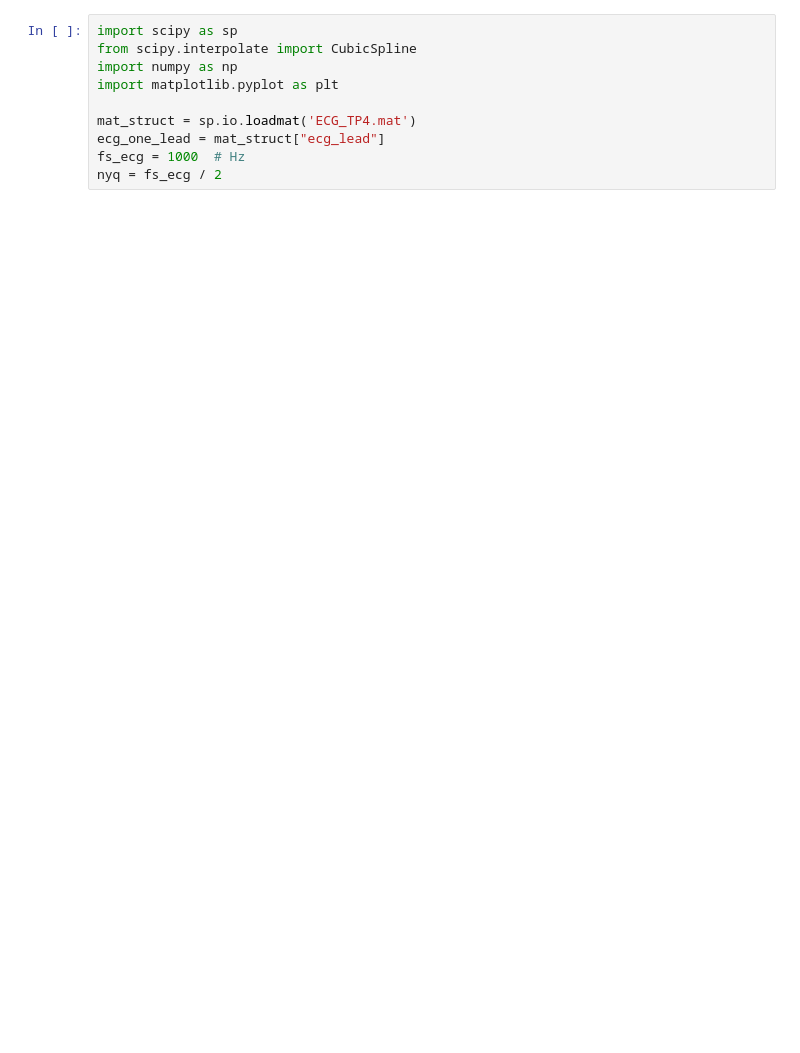
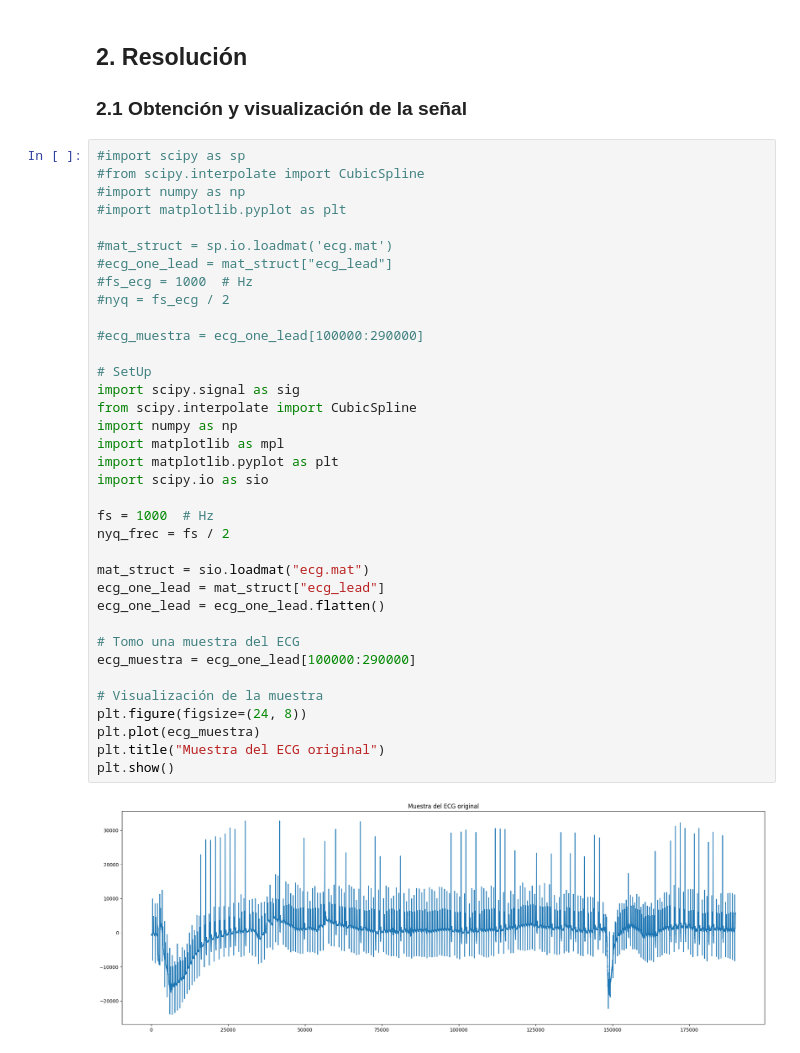
Before and after one commit to micuentz/Workspace_PDS, a Jupyter notebook: Carpeta/Guerrero_TS10.ipynb, the cells around one changed output. Saved outputs shown, nothing was run; the diff lists cells and outputs as text; blank space fills up the shorter version.

```diff
--- a/Carpeta/Guerrero_TS10.ipynb
+++ b/Carpeta/Guerrero_TS10.ipynb
@@ -1,10 +14,42 @@
+# %% [markdown]
+## 2. Resolución
+
+### 2.1 Obtención y visualización de la señal
 # %%
-import scipy as sp
+#import scipy as sp
+#from scipy.interpolate import CubicSpline
+#import numpy as np
+#import matplotlib.pyplot as plt
+
+#mat_struct = sp.io.loadmat('ecg.mat')
+#ecg_one_lead = mat_struct["ecg_lead"]
+#fs_ecg = 1000  # Hz
+#nyq = fs_ecg / 2
+
+#ecg_muestra = ecg_one_lead[100000:290000]
+
+# SetUp
+import scipy.signal as sig
 from scipy.interpolate import CubicSpline
 import numpy as np
+import matplotlib as mpl
 import matplotlib.pyplot as plt
+import scipy.io as sio
 
-mat_struct = sp.io.loadmat('ECG_TP4.mat')
+fs = 1000  # Hz
+nyq_frec = fs / 2
+
+mat_struct = sio.loadmat("ecg.mat")
 ecg_one_lead = mat_struct["ecg_lead"]
-fs_ecg = 1000  # Hz
-nyq = fs_ecg / 2
+ecg_one_lead = ecg_one_lead.flatten()
+
+# Tomo una muestra del ECG
+ecg_muestra = ecg_one_lead[100000:290000]
+
+# Visualización de la muestra
+plt.figure(figsize=(24, 8))
+plt.plot(ecg_muestra)
+plt.title("Muestra del ECG original")
+plt.show()
+# %% [output]
+[figure, added]
```
Also changed, not shown: parts of 10 cells of this notebook, 3 other files.
